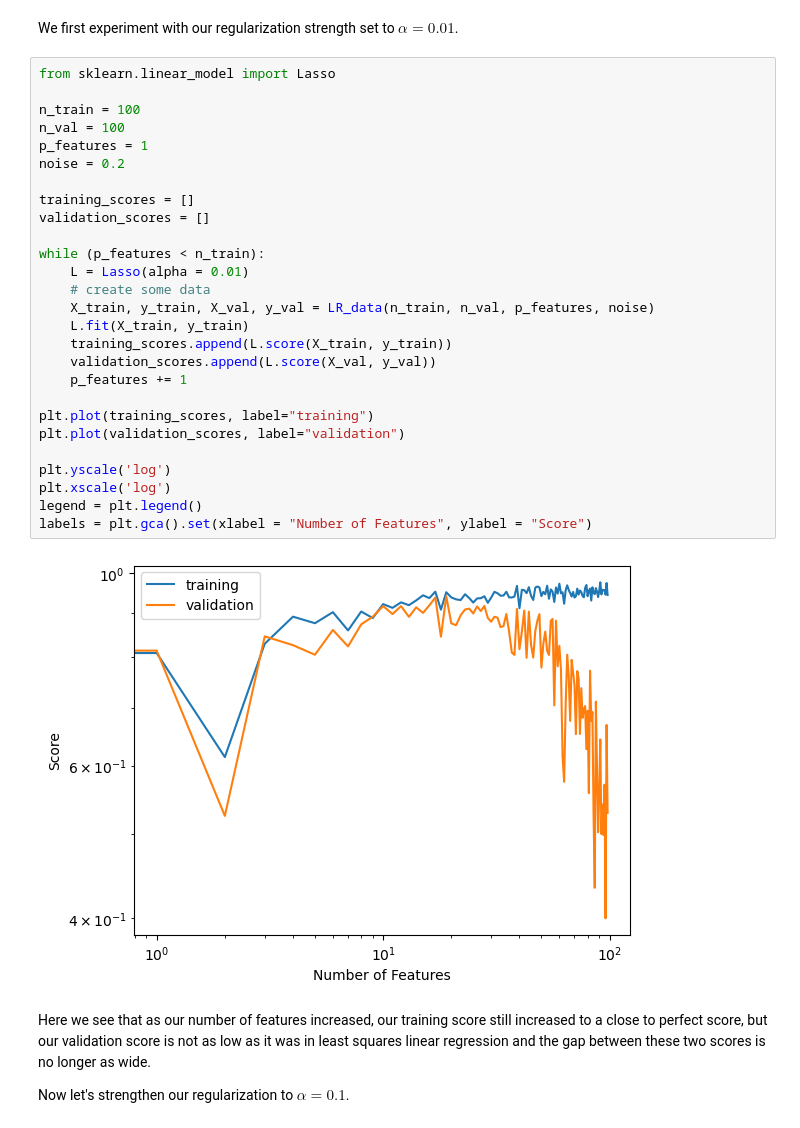
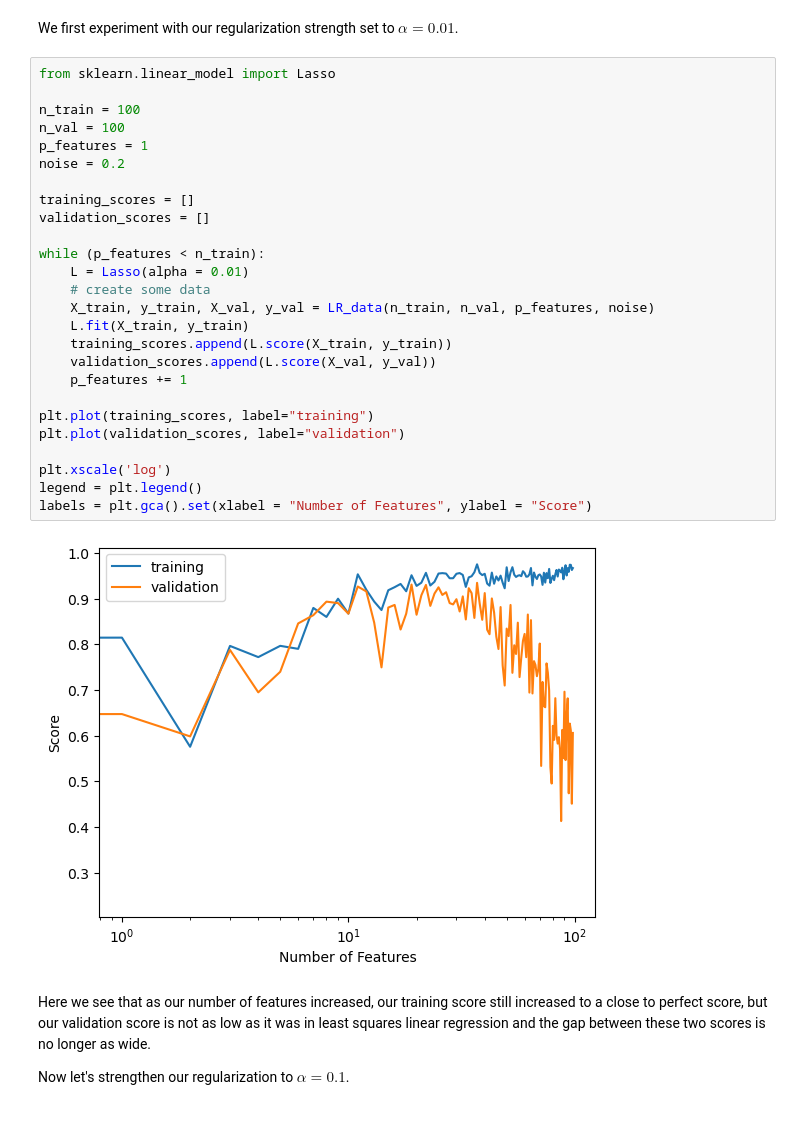
Before and after one commit to KatieMacalintal/KatieMacalintal.github.io, a Jupyter notebook: posts/linear-regression/index.ipynb, the cells around one changed output. Drawn from its saved outputs; the diff is of its cells as text.

```diff
--- a/posts/linear-regression/index.ipynb
+++ b/posts/linear-regression/index.ipynb
@@ -155,32 +154,31 @@ We first experiment with our regularization strength set to ${\alpha} = 0.01$.
 # %%
 from sklearn.linear_model import Lasso
 
 n_train = 100
 n_val = 100
 p_features = 1
 noise = 0.2
 
 training_scores = []
 validation_scores = []
 
 while (p_features < n_train):
     L = Lasso(alpha = 0.01)
     # create some data
     X_train, y_train, X_val, y_val = LR_data(n_train, n_val, p_features, noise)
     L.fit(X_train, y_train)
     training_scores.append(L.score(X_train, y_train))
     validation_scores.append(L.score(X_val, y_val))
     p_features += 1
 
 plt.plot(training_scores, label="training")
 plt.plot(validation_scores, label="validation")
 
-plt.yscale('log')
 plt.xscale('log')
 legend = plt.legend()
 labels = plt.gca().set(xlabel = "Number of Features", ylabel = "Score")
 # %% [output]
-[figure, old version]
+[figure, new version]
 # %% [markdown]
 Here we see that as our number of features increased, our training score still increased to a close to perfect score, but our validation score is not as low as it was in least squares linear regression and the gap between these two scores is no longer as wide.
 
```
Also changed, not shown: parts of 8 cells of this notebook, 9 other files.
